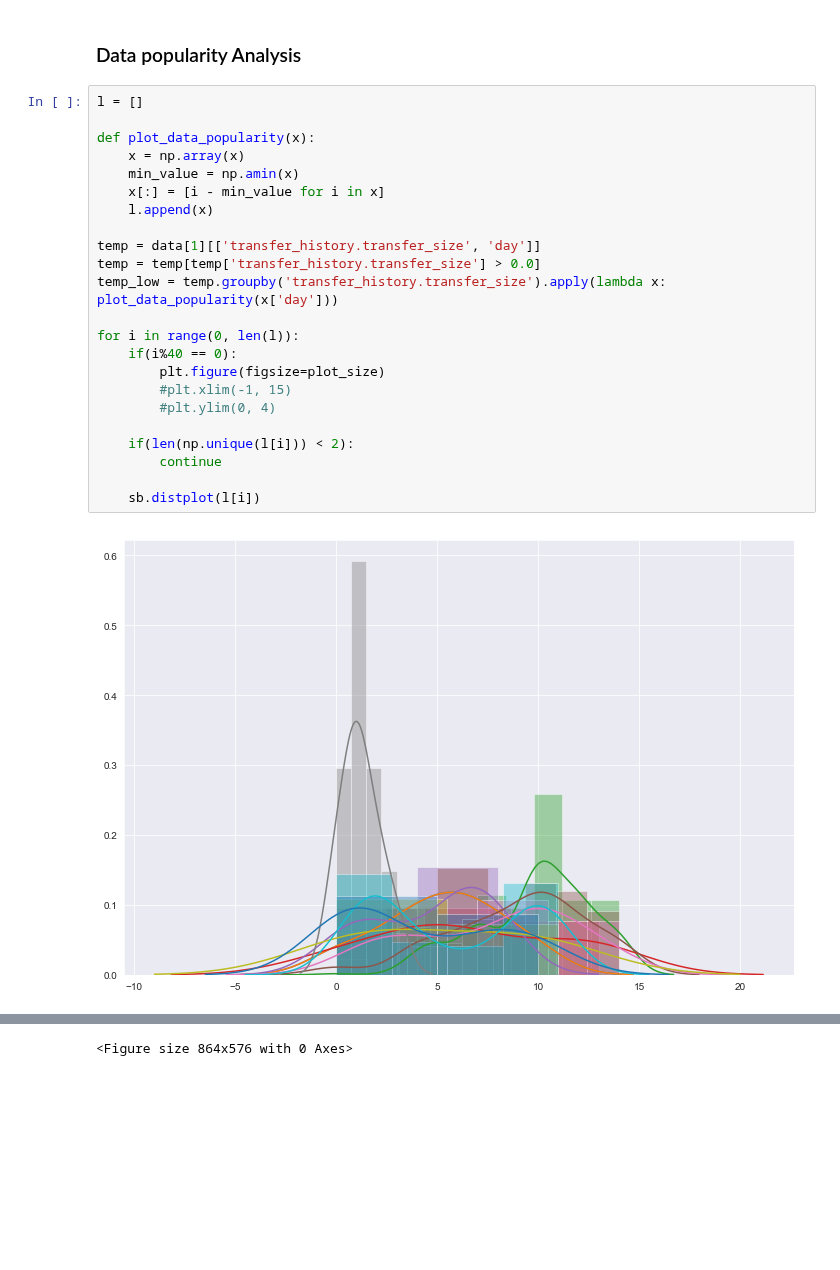
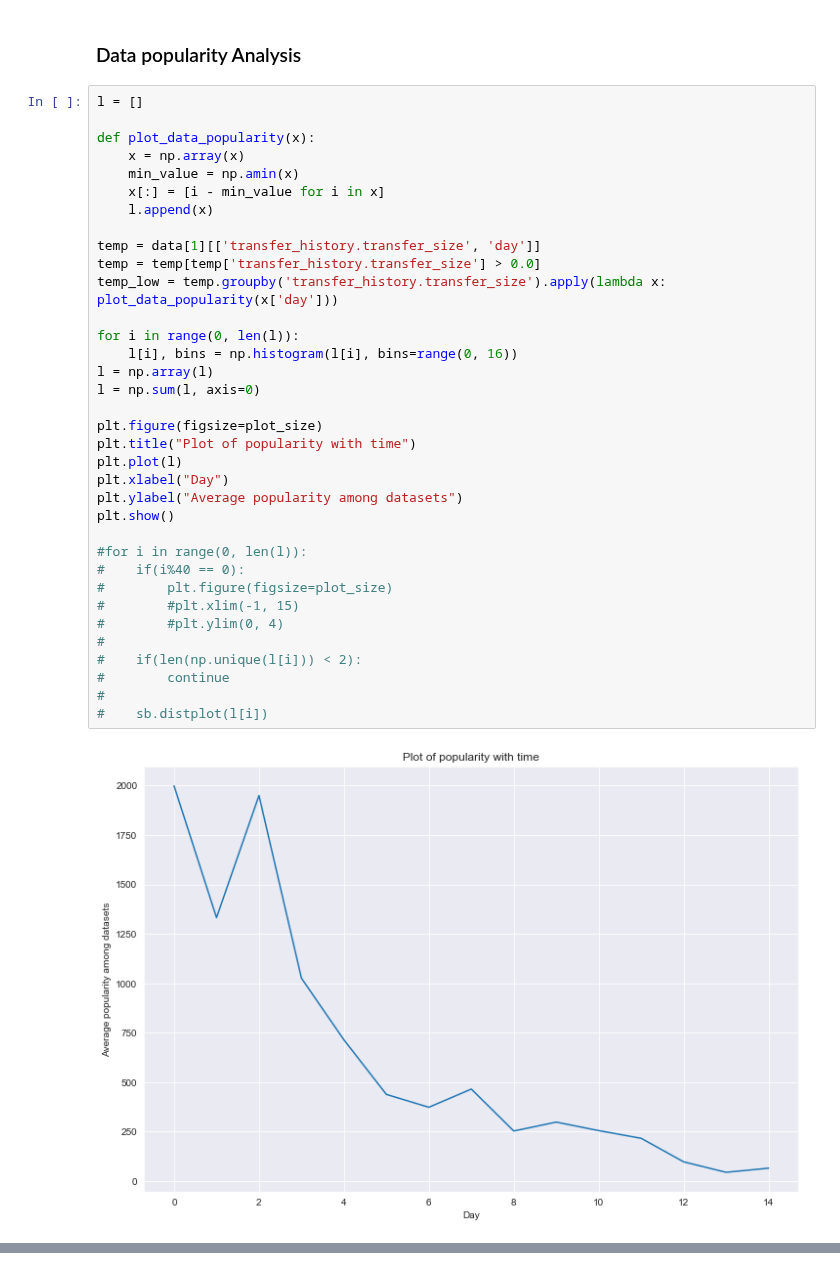
Before and after one commit to AdwaitB/greco-notes, a Jupyter notebook: infra/Analysis_full.ipynb, the cells around one changed output, grey strips where cells are left out. Cells and saved outputs as stored; diff of their text form; blank space fills up the shorter version.

Commit message:
Replaced data popularity by average

```diff
--- a/infra/Analysis_full.ipynb
+++ b/infra/Analysis_full.ipynb
@@ -845,25 +845,37 @@ plt.show()
 # %%
 l = []
 
 def plot_data_popularity(x):
     x = np.array(x)
     min_value = np.amin(x)
     x[:] = [i - min_value for i in x]
     l.append(x)
 
 temp = data[1][['transfer_history.transfer_size', 'day']]
 temp = temp[temp['transfer_history.transfer_size'] > 0.0]
 temp_low = temp.groupby('transfer_history.transfer_size').apply(lambda x: plot_data_popularity(x['day']))
 
 for i in range(0, len(l)):
-    if(i%40 == 0):
-        plt.figure(figsize=plot_size)
-        #plt.xlim(-1, 15)
-        #plt.ylim(0, 4)
+    l[i], bins = np.histogram(l[i], bins=range(0, 16))
+l = np.array(l)
+l = np.sum(l, axis=0)
 
-    if(len(np.unique(l[i])) < 2):
-        continue
+plt.figure(figsize=plot_size)
+plt.title("Plot of popularity with time")
+plt.plot(l)
+plt.xlabel("Day")
+plt.ylabel("Average popularity among datasets")
+plt.show()
 
-    sb.distplot(l[i])
+#for i in range(0, len(l)):
+#    if(i%40 == 0):
+#        plt.figure(figsize=plot_size)
+#        #plt.xlim(-1, 15)
+#        #plt.ylim(0, 4)
+#
+#    if(len(np.unique(l[i])) < 2):
+#        continue
+#
+#    sb.distplot(l[i])
 # %% [output]
-[figure, old version]
+[figure, new version]
@@ -872 +881,0 @@ for i in range(0, len(l)):
-<Figure size 864x576 with 0 Axes>
```
Also changed, not shown: parts of 1 cell of this notebook, 1 other file.
